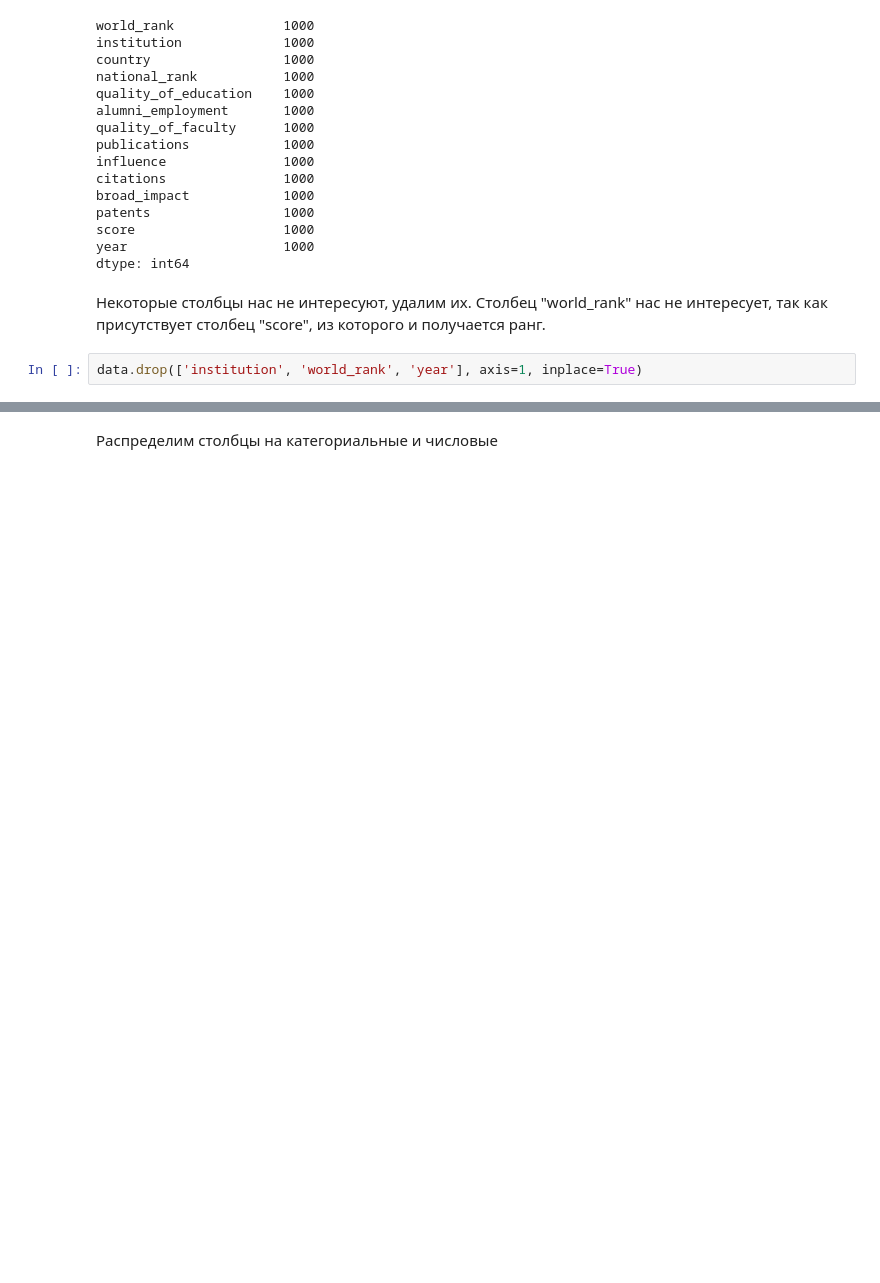
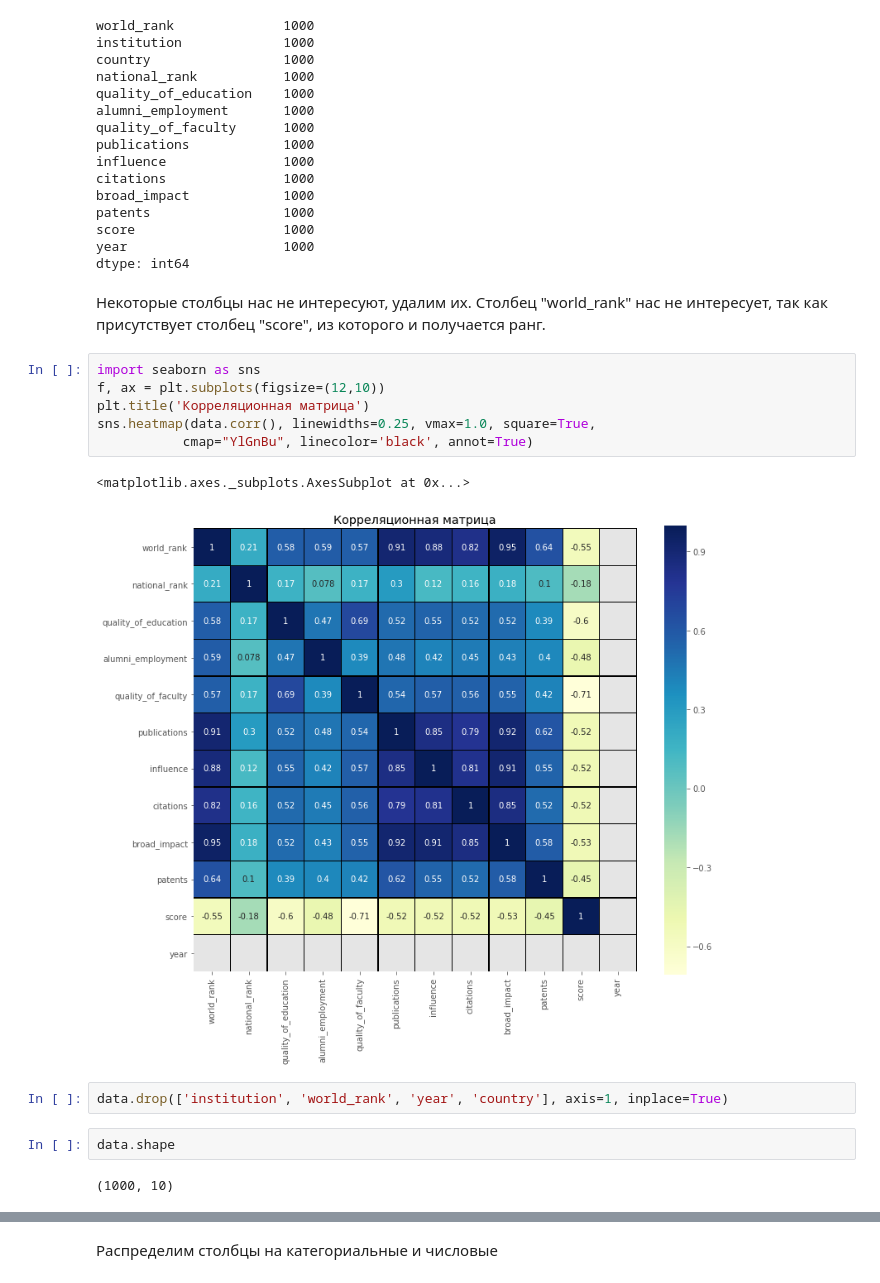
Before and after one commit to MichaelMurashov/MachineLearning, a Jupyter notebook: main.ipynb, the cells around one changed output, grey strips where cells are left out. Cells and saved outputs as stored; diff of their text form; blank space fills up the shorter version.

```diff
--- a/main.ipynb
+++ b/main.ipynb
@@ -66,5 +66,18 @@ year                    1000
 dtype: int64
 # %% [markdown]
 Некоторые столбцы нас не интересуют, удалим их. Столбец "world_rank" нас не интересует, так как присутствует столбец "score", из которого и получается ранг.
+# %%
+import seaborn as sns
+f, ax = plt.subplots(figsize=(12,10))
+plt.title('Корреляционная матрица')
+sns.heatmap(data.corr(), linewidths=0.25, vmax=1.0, square=True,
+           cmap="YlGnBu", linecolor='black', annot=True)
+# %% [output]
+<matplotlib.axes._subplots.AxesSubplot at 0x...>
+[figure, added]
 # %%
-data.drop(['institution', 'world_rank', 'year'], axis=1, inplace=True)
+data.drop(['institution', 'world_rank', 'year', 'country'], axis=1, inplace=True)
+# %%
+data.shape
+# %% [output]
+(1000, 10)
```
Also changed, not shown: parts of 55 cells of this notebook, 1 other file.
